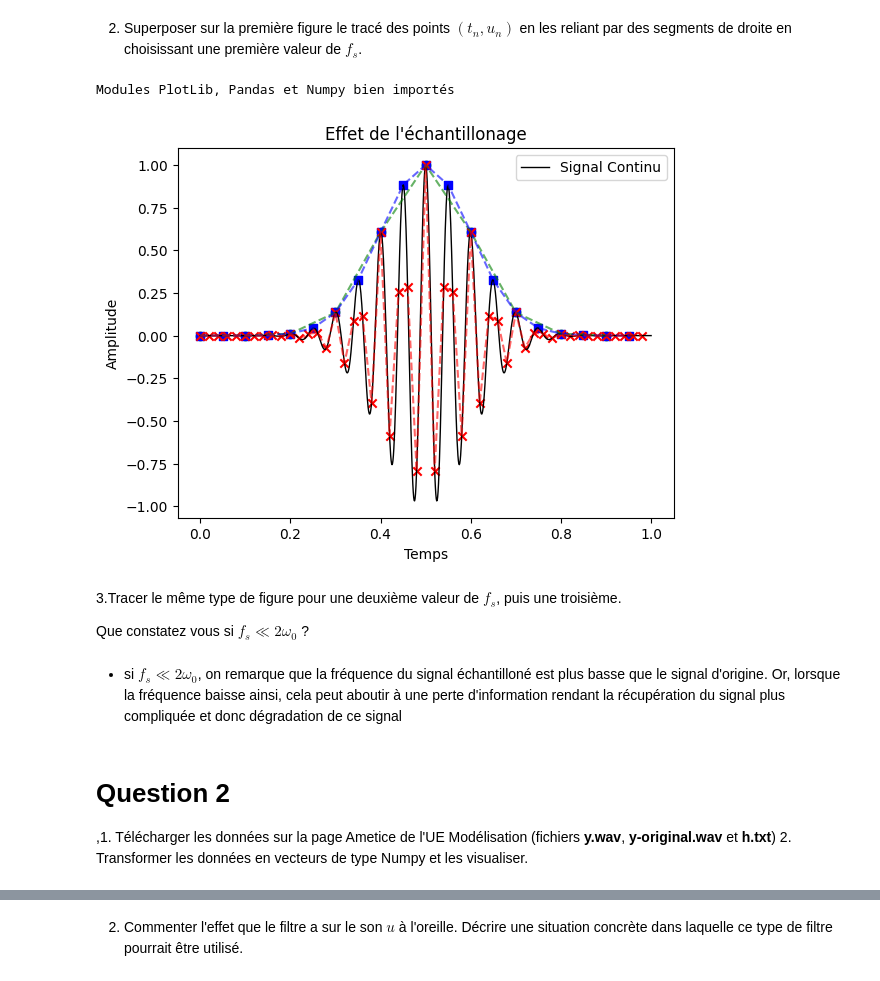
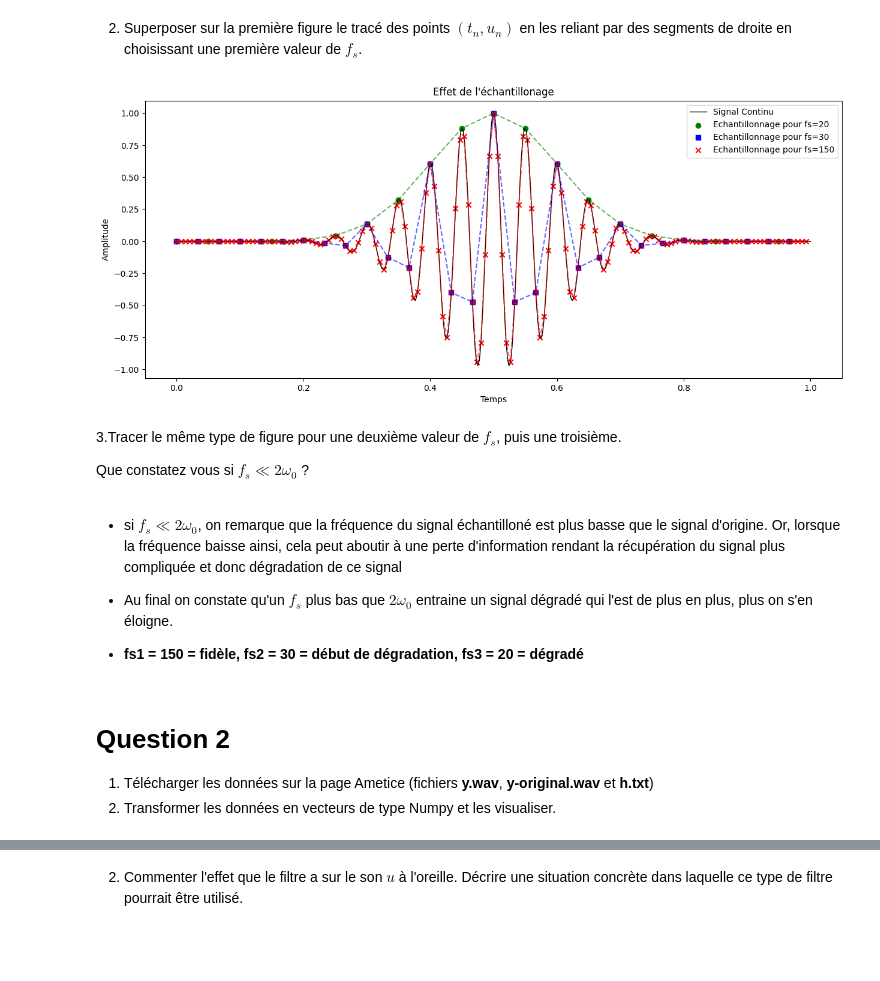
Before and after one commit to wikolyya/projet_deconvolution_VALV, a Jupyter notebook: Projet_Deconvolution_NoteBook_UE Modelisation EADS.ipynb, the cells around one changed output, grey strips where cells are left out. Cells and saved outputs as stored; diff of their text form; code cells hidden in the pictures; blank space fills up the shorter version.

```diff
--- a/Projet_Deconvolution_NoteBook_UE Modelisation EADS.ipynb
+++ b/Projet_Deconvolution_NoteBook_UE Modelisation EADS.ipynb
@@ -23,14 +23,12 @@ import matplotlib.pyplot as plt
 import pandas as pd
 import numpy as np
 
-print("Modules PlotLib, Pandas et Numpy bien importés")
-
-#test representation grpahique, a refaire avec bonnes valeurs
+# Valeurs utilisées
 w0 = 20
 sigma = 0.1
 
 def f(t):
-    "fonction que l'on souhaite représenter"
+    "Fonction F à représenter"
     return(np.cos(2*np.pi*t*w0))*np.exp(-(np.power(t-0.5,2))/(2*np.power(sigma,2)))
 
 def graph():
@@ -43,7 +41,7 @@ def graph():
     plt.xlabel("Temps")
     plt.ylabel("Amplitude")
 
-#Prog principal
+# MAIN
 graph()
 # %% [output]
 Modules PlotLib, Pandas et Numpy bien importés
@@ -51,50 +49,26 @@ Modules PlotLib, Pandas et Numpy bien importés
 # %% [markdown]
 2. Superposer sur la première figure le tracé des points $(t_n,u_n)$ en les reliant par des segments de droite en choisissant une première valeur de $f_s$.
 # %%
-#coding: utf-8
-import matplotlib.pyplot as plt
-import pandas as pd
-import numpy as np
-
-print("Modules PlotLib, Pandas et Numpy bien importés")
-
-#test representation grpahique, a refaire avec bonnes valeurs
-w0 = 20
-sigma = 0.1
-
-def f(t):
-    "fonction que l'on souhaite représenter"
-    return(np.cos(2*np.pi*t*w0))*np.exp(-(np.power(t-0.5,2))/(2*np.power(sigma,2)))
-
-def graph():
-    "Représentation graphique de la fonction"
-    t= np.linspace(0, 1, 1000) #1000 pour affiner au maximum le graphique
-    y = f(t)
-    plt.plot(t, y, color= 'black', label="Signal Continu", linewidth=1)
-    plt.legend()
-    plt.title("Effet de l'échantillonage")
-    plt.xlabel("Temps")
-    plt.ylabel("Amplitude")
-
-#Afficher l'échantillonage
+# Affichage de l'échantillonage
 def sampling(fs, color, mark):
-    T = 1/fs #Pour définir les périodes d'échantillonages
+    T = 1/fs # Définition des périodes d'échantillonages
     t_sample = np.arange(0, 1, T)
     y_sample = f(t_sample)
 
     "code pour l'affichage"
     plt.scatter(t_sample, y_sample, color=color, label=f"Echantillonnage pour fs={fs}", marker=mark)
     plt.plot(t_sample, y_sample, color=color, linestyle='dashed', alpha=0.6)
+    plt.legend()
 
 
-#programme principal
+# MAIN
 graph()
-sampling(fs=10, color='green', mark='o')
-sampling(fs=20, color='blue', mark='s')
-sampling(fs=50, color='red', mark='x') #valeur au dessus de w0
+# Choix de trois valeurs dont deux en dessous de W0
+sampling(fs=20, color='green', mark='o')
+sampling(fs=30, color='blue', mark='s') # Valeur egale à 2W0
+sampling(fs=150, color='red', mark='x') # Valeur au dessus de 2w0
 # %% [output]
-Modules PlotLib, Pandas et Numpy bien importés
-[figure, old version]
+[figure, new version]
 # %% [markdown]
 3.Tracer le même type de figure pour une deuxième valeur de $f_s$, puis une troisième.
 
@@ -102,8 +76,11 @@ Que constatez vous si $f_s\ll 2\omega_0$ ?
 # %% [markdown]
 - si $f_s\ll 2\omega_0$, on remarque que la fréquence du signal échantilloné est plus basse que le signal d'origine.
   Or, lorsque la fréquence baisse ainsi, cela peut aboutir à une perte d'information rendant la récupération du signal plus compliquée et donc dégradation de ce signal
+
+- Au final on constate qu'un $f_s$ plus bas que $2\omega_0$ entraine un signal dégradé qui l'est de plus en plus, plus on s'en éloigne.
+- **fs1 = 150 = fidèle, fs2 = 30 = début de dégradation, fs3 = 20 = dégradé**
 # %% [markdown]
 # Question 2
 
-,1. Télécharger les données sur la page Ametice de l'UE Modélisation (fichiers **y.wav**, **y-original.wav** et **h.txt**)
+1. Télécharger les données sur la page Ametice (fichiers **y.wav**, **y-original.wav** et **h.txt**)
 2. Transformer les données en vecteurs de type Numpy et les visualiser.
```
Also changed, not shown: parts of 22 cells of this notebook.
